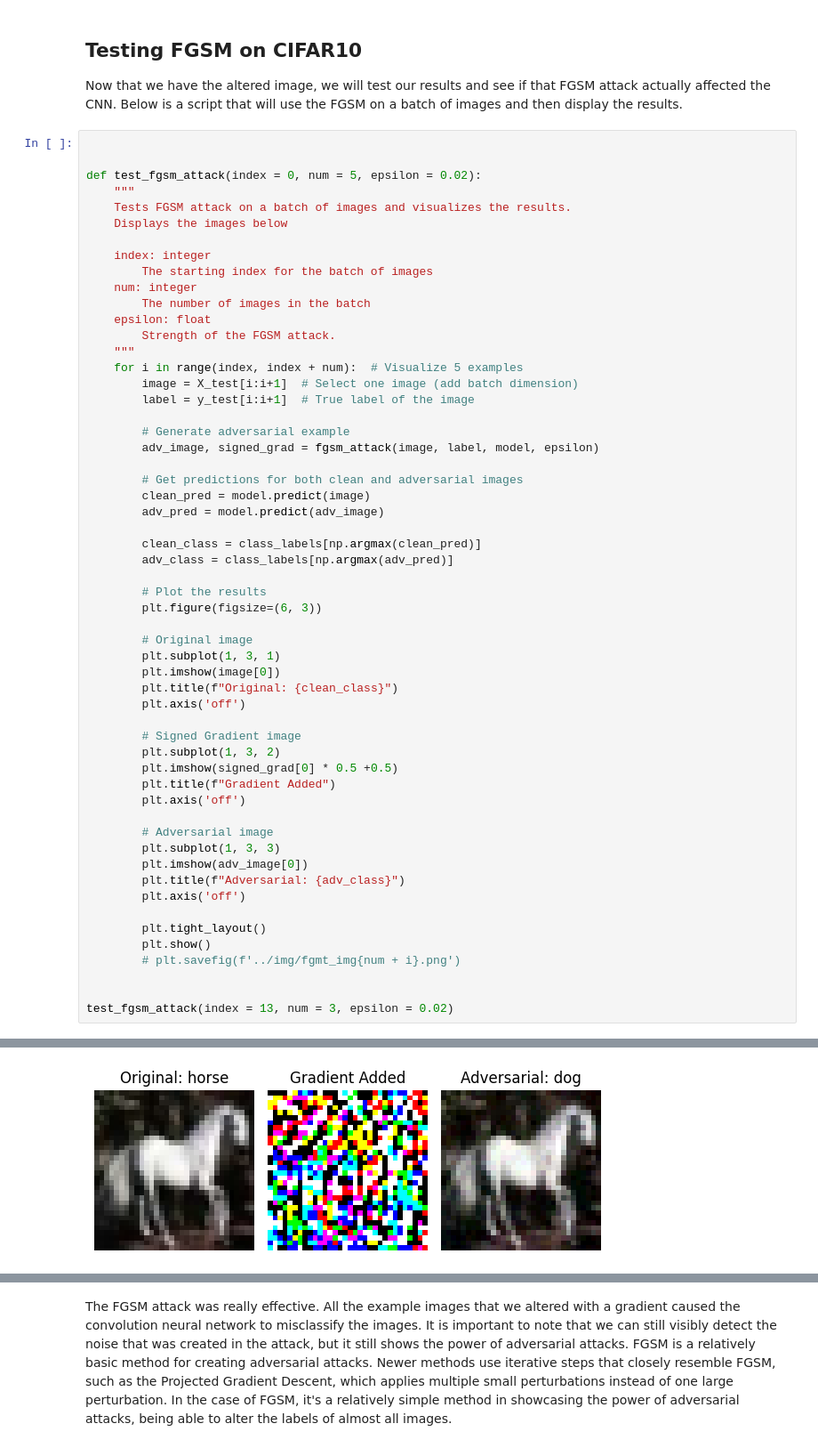
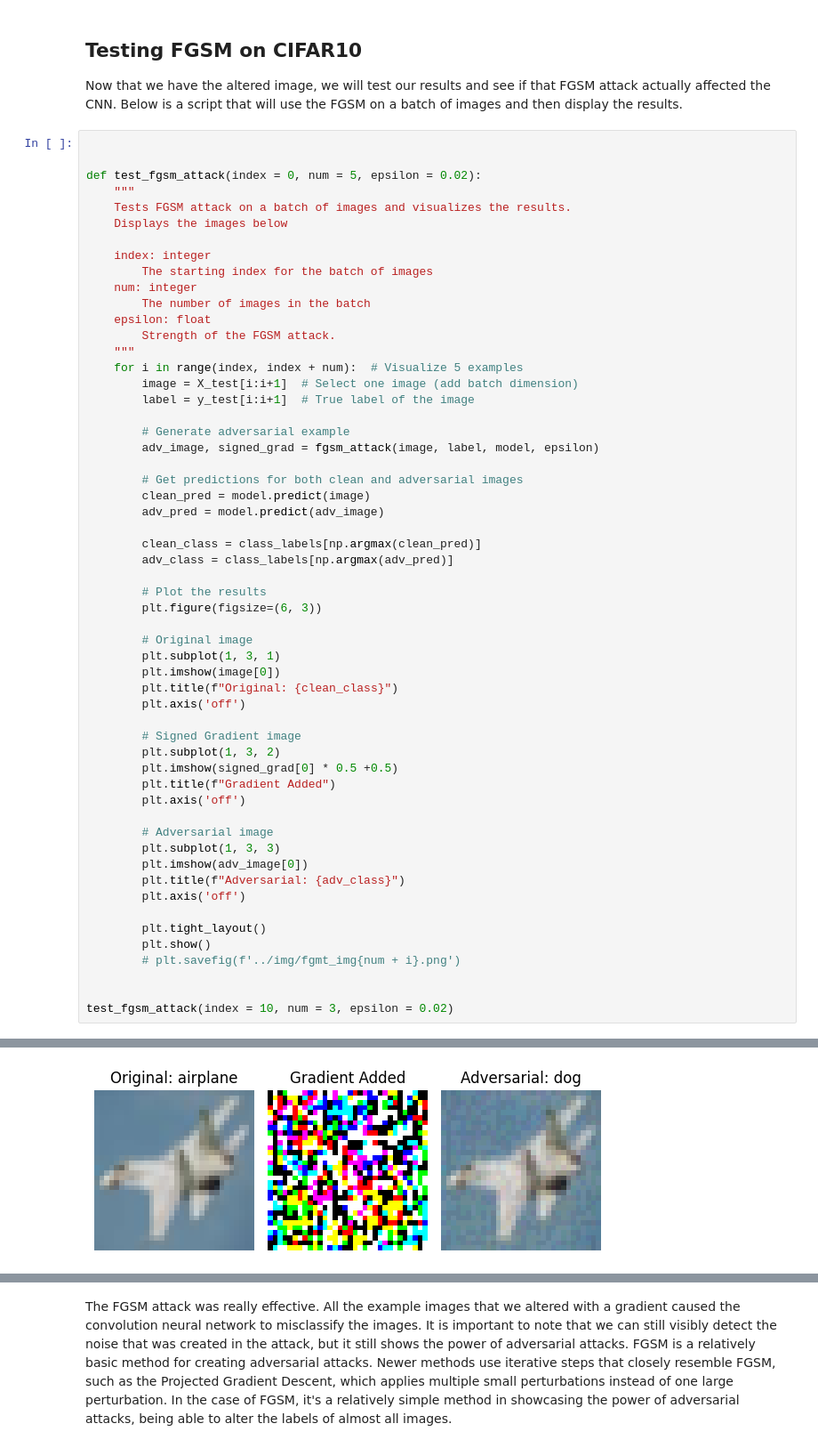
Before and after one commit to Capstone-24-25/vignette-adversarial-attacks, a Jupyter notebook: vignette.ipynb, the cells around one changed output, grey strips where cells are left out. Shown: that part at 89% size. Drawn from its saved outputs; the diff is of its cells as text.

```diff
--- a/vignette.ipynb
+++ b/vignette.ipynb
@@ -194,5 +202,5 @@ def test_fgsm_attack(index = 0, num = 5, epsilon = 0.02):
         # plt.savefig(f'../img/fgmt_img{num + i}.png')
 
 
-test_fgsm_attack(index = 13, num = 3, epsilon = 0.02)
+test_fgsm_attack(index = 10, num = 3, epsilon = 0.02)
 # %% [output]
@@ -201 +209 @@ test_fgsm_attack(index = 13, num = 3, epsilon = 0.02)
-[figure, old version]
+[figure, new version]
```
Also changed, not shown: parts of 2 cells of this notebook, 1 other file.
